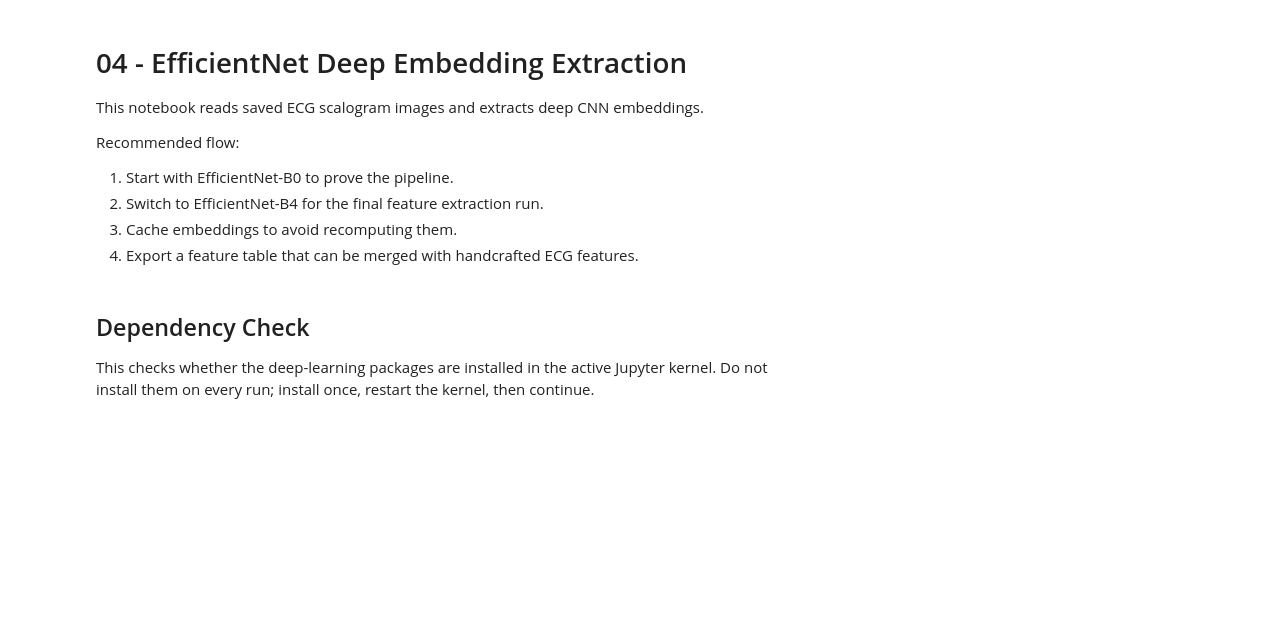
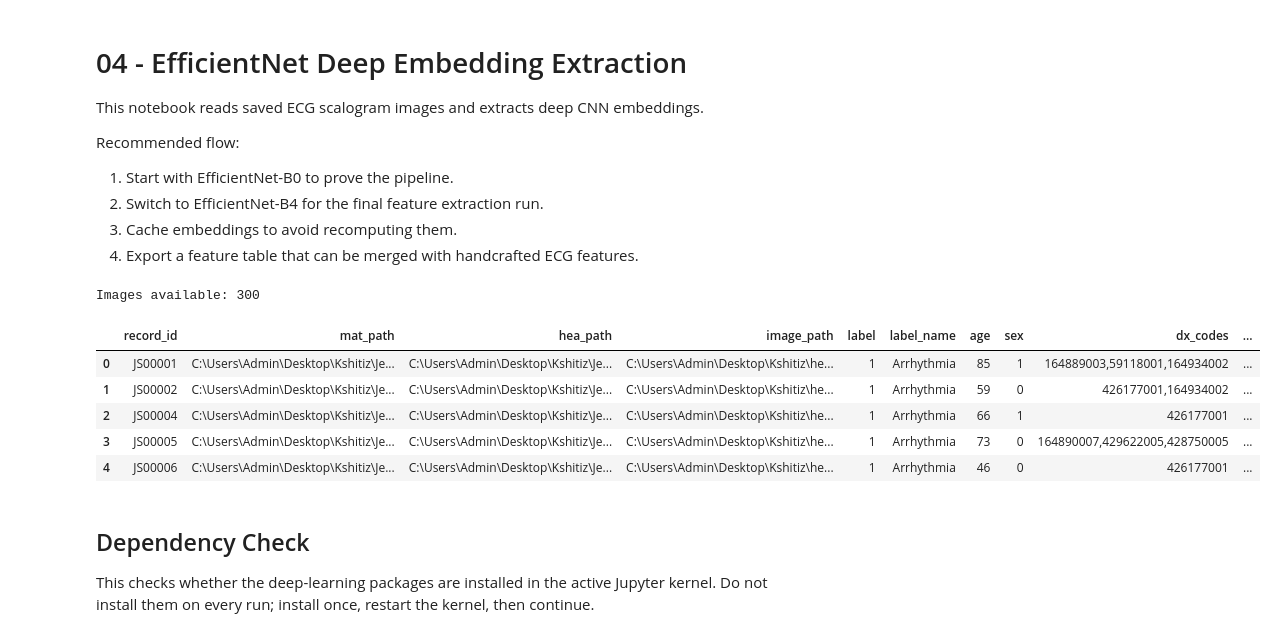
Before and after one commit to Kshitiz-Khandelwal/healthcare-code, a Jupyter notebook: notebooks/04_efficientnet_embeddings.ipynb, the cells around one changed output. Drawn from its saved outputs; the diff is of its cells as text; code cells hidden in the pictures; blank space fills up the shorter version.

```diff
--- a/notebooks/04_efficientnet_embeddings.ipynb
+++ b/notebooks/04_efficientnet_embeddings.ipynb
@@ -12,31 +12,32 @@ Recommended flow:
 # %%
 from pathlib import Path
 import sys
 
 import numpy as np
 import pandas as pd
 from PIL import Image
 from tqdm.auto import tqdm
 
 PROJECT_DIR = Path("..").resolve()
-SRC_DIR = PROJECT_DIR / "src"
-sys.path.insert(0, str(PROJECT_DIR))
-sys.path.insert(0, str(SRC_DIR))
+OUTPUT_DIR = PROJECT_DIR / "outputs" / "deep_features"
+MANIFEST_PATH = OUTPUT_DIR / "manifests" / "scalogram_manifest_3ch_224.csv"
+EMBEDDING_DIR = OUTPUT_DIR / "embeddings" / "efficientnet_b0"
+FEATURE_DIR = OUTPUT_DIR / "features"
 
-from config import CONFIG
-from reproducibility import set_global_seed
+for path in [EMBEDDING_DIR, FEATURE_DIR]:
+    path.mkdir(parents=True, exist_ok=True)
 
-seed_state = set_global_seed(CONFIG.seed)
-MODEL_NAME = CONFIG.active_model_name
-MAX_IMAGES = CONFIG.active_max_records
-MANIFEST_PATH = CONFIG.scalogram_manifest_path(MODEL_NAME)
-EMBEDDING_DIR = CONFIG.embedding_dir / MODEL_NAME
-EMBEDDING_DIR.mkdir(parents=True, exist_ok=True)
-
-manifest = pd.read_csv(MANIFEST_PATH).head(MAX_IMAGES).copy()
+manifest = pd.read_csv(MANIFEST_PATH)
 print("Images available:", len(manifest))
-print("Seed state:", seed_state)
 display(manifest.head())
+# %% [output]
+Images available: 300
+|  | record_id | mat_path | hea_path | image_path | label | label_name | age | sex | dx_codes | ... |
+| 0 | JS00001 | C:\Users\Admin\Desktop\Kshitiz\Je... | C:\Users\Admin\Desktop\Kshitiz\Je... | C:\Users\Admin\Desktop\Kshitiz\he... | 1 | Arrhythmia | 85 | 1 | 164889003,59118001,164934002 | ... |
+| 1 | JS00002 | C:\Users\Admin\Desktop\Kshitiz\Je... | C:\Users\Admin\Desktop\Kshitiz\Je... | C:\Users\Admin\Desktop\Kshitiz\he... | 1 | Arrhythmia | 59 | 0 | 426177001,164934002 | ... |
+| 2 | JS00004 | C:\Users\Admin\Desktop\Kshitiz\Je... | C:\Users\Admin\Desktop\Kshitiz\Je... | C:\Users\Admin\Desktop\Kshitiz\he... | 1 | Arrhythmia | 66 | 1 | 426177001 | ... |
+| 3 | JS00005 | C:\Users\Admin\Desktop\Kshitiz\Je... | C:\Users\Admin\Desktop\Kshitiz\Je... | C:\Users\Admin\Desktop\Kshitiz\he... | 1 | Arrhythmia | 73 | 0 | 164890007,429622005,428750005 | ... |
+| 4 | JS00006 | C:\Users\Admin\Desktop\Kshitiz\Je... | C:\Users\Admin\Desktop\Kshitiz\Je... | C:\Users\Admin\Desktop\Kshitiz\he... | 1 | Arrhythmia | 46 | 0 | 426177001 | ... |
 # %% [markdown]
 ## Dependency Check
 
```
Also changed, not shown: parts of 6 cells of this notebook, 5 other files.
